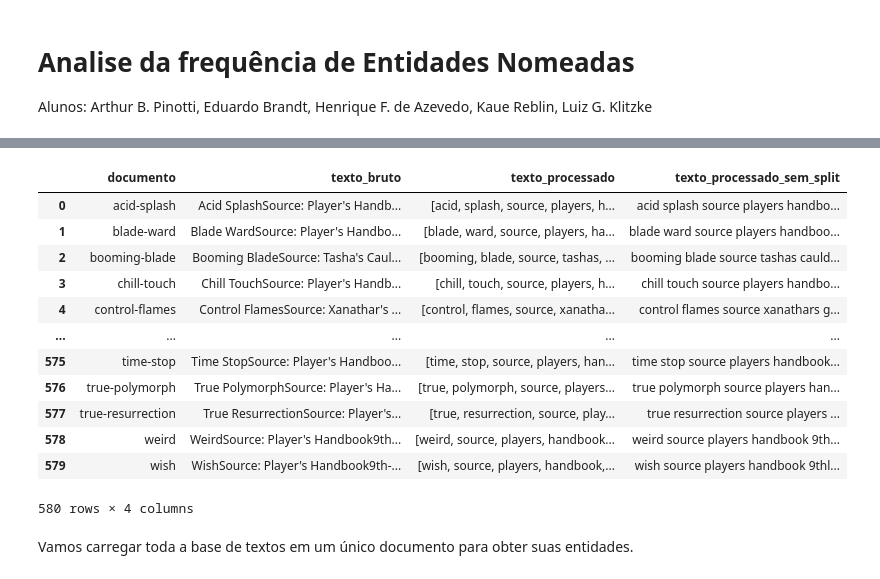
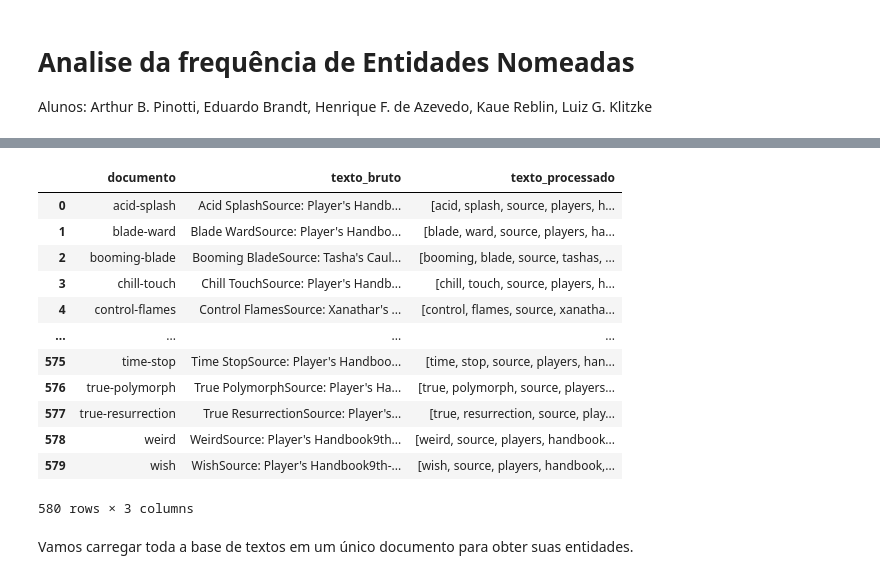
Before and after one commit to luizklitzke1/PLNAV4, a Jupyter notebook: PLNAV4.ipynb, the cells around one changed output, grey strips where cells are left out. Cells and saved outputs as stored; diff of their text form; code cells hidden in the pictures.

```diff
--- a/PLNAV4.ipynb
+++ b/PLNAV4.ipynb
@@ -83,49 +85,46 @@ import pandas as pd
 # %%
 import csv
 
 # Criação de listas para armazenar os dados que entrarão no DataFrame
-documentos                   = []
-textos_brutos                = []
-textos_processados           = []
-textos_processados_sem_split = []
+documentos = []
+textos_brutos = []
+textos_processados = []
 
 # Etapa 2: Iterar pelos arquivos e ler o conteúdo
 with open("DadosMinerados.csv", "r", encoding='utf-8') as infile:
     reader = csv.reader(infile, delimiter=',')
 
     # Pular os headers
     next(reader, None)  # skip the headers
 
     for row in reader:
         documentos.append(row[0])
-        textos_brutos.append(row[1].replace("\n", "")) #Precisamos remover os \n para não sujar a saída
+        textos_brutos.append(row[1].replace("\n", "")) #Precisamos remover os \n para não sujar os dados à serem processados pelo spacy
         textos_processados.append(row[2].replace("'", "").replace(",", "").replace("[", "").replace("]", "").split())
-        textos_processados_sem_split.append(row[2].replace("'", "").replace(",", "").replace("[", "").replace("]", ""))
 
 # Etapa 3: Criar o DataFrame
 df = pd.DataFrame({
-    'documento'                 : documentos,
-    'texto_bruto'               : textos_brutos,
-    'texto_processado'          : textos_processados,
-    'texto_processado_sem_split': textos_processados_sem_split,
+    'documento': documentos,
+    'texto_bruto' : textos_brutos,
+    'texto_processado': textos_processados,
 })
 
 # Visualizar o DataFrame
 df
 # %% [output]
-|  | documento | texto_bruto | texto_processado | texto_processado_sem_split |
-| 0 | acid-splash | Acid SplashSource: Player's Handb... | [acid, splash, source, players, h... | acid splash source players handbo... |
-| 1 | blade-ward | Blade WardSource: Player's Handbo... | [blade, ward, source, players, ha... | blade ward source players handboo... |
-| 2 | booming-blade | Booming BladeSource: Tasha's Caul... | [booming, blade, source, tashas, ... | booming blade source tashas cauld... |
-| 3 | chill-touch | Chill TouchSource: Player's Handb... | [chill, touch, source, players, h... | chill touch source players handbo... |
-| 4 | control-flames | Control FlamesSource: Xanathar's ... | [control, flames, source, xanatha... | control flames source xanathars g... |
-| ... | ... | ... | ... | ... |
-| 575 | time-stop | Time StopSource: Player's Handboo... | [time, stop, source, players, han... | time stop source players handbook... |
-| 576 | true-polymorph | True PolymorphSource: Player's Ha... | [true, polymorph, source, players... | true polymorph source players han... |
-| 577 | true-resurrection | True ResurrectionSource: Player's... | [true, resurrection, source, play... | true resurrection source players ... |
-| 578 | weird | WeirdSource: Player's Handbook9th... | [weird, source, players, handbook... | weird source players handbook 9th... |
-| 579 | wish | WishSource: Player's Handbook9th-... | [wish, source, players, handbook,... | wish source players handbook 9thl... |
+|  | documento | texto_bruto | texto_processado |
+| 0 | acid-splash | Acid SplashSource: Player's Handb... | [acid, splash, source, players, h... |
+| 1 | blade-ward | Blade WardSource: Player's Handbo... | [blade, ward, source, players, ha... |
+| 2 | booming-blade | Booming BladeSource: Tasha's Caul... | [booming, blade, source, tashas, ... |
+| 3 | chill-touch | Chill TouchSource: Player's Handb... | [chill, touch, source, players, h... |
+| 4 | control-flames | Control FlamesSource: Xanathar's ... | [control, flames, source, xanatha... |
+| ... | ... | ... | ... |
+| 575 | time-stop | Time StopSource: Player's Handboo... | [time, stop, source, players, han... |
+| 576 | true-polymorph | True PolymorphSource: Player's Ha... | [true, polymorph, source, players... |
+| 577 | true-resurrection | True ResurrectionSource: Player's... | [true, resurrection, source, play... |
+| 578 | weird | WeirdSource: Player's Handbook9th... | [weird, source, players, handbook... |
+| 579 | wish | WishSource: Player's Handbook9th-... | [wish, source, players, handbook,... |
-580 rows × 4 columns
+580 rows × 3 columns
 # %% [markdown]
 Vamos carregar toda a base de textos em um único documento para obter suas entidades.
 # %%
```
Also changed, not shown: parts of 10 cells of this notebook.
